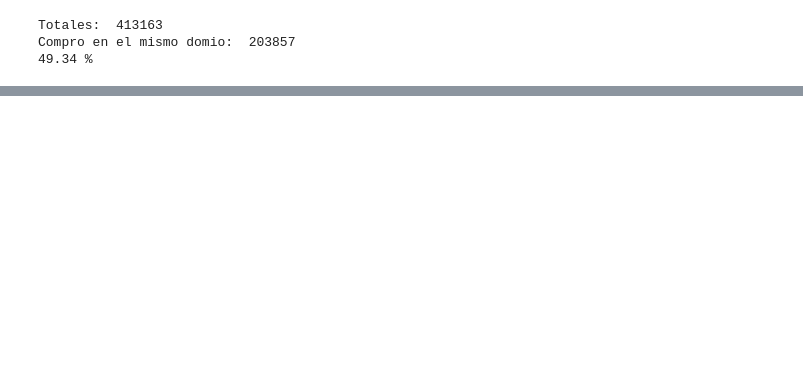
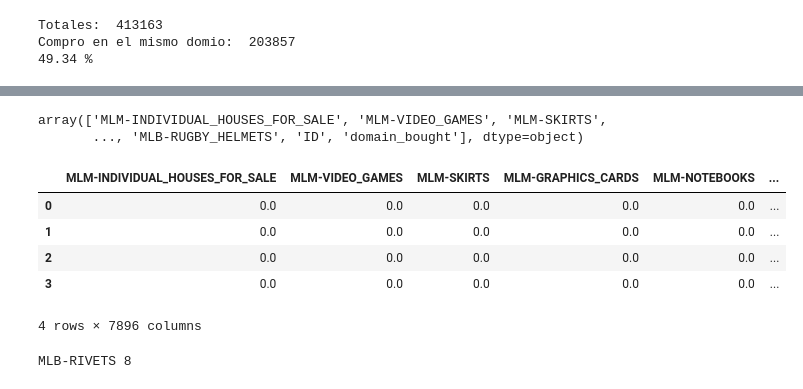
Before and after one commit to naio83/SistemasDeRecomendacion, a Jupyter notebook: challenge_meli/exploratorio.ipynb, the cells around one changed output, grey strips where cells are left out. Drawn from its saved outputs; the diff is of its cells as text; code cells hidden in the pictures; blank space fills up the shorter version.

```diff
--- a/challenge_meli/exploratorio.ipynb
+++ b/challenge_meli/exploratorio.ipynb
@@ -75,4 +73,6 @@ print(len(all_items))
 # %%
 domains = {x['domain_id']:x for x in item_data}
 categories = {x['category_id']:x for x in item_data}
+all_domains = list(domains.keys())
+all_categories = list(categories.keys())
 # %%
@@ -161,0 +437,29 @@ Compro en el mismo domio:  203857
+# %%
+all_domains.append("ID")
+all_domains.append("domain_bought")
+# %%
+#Generos todos los id de Dominios
+domains_array = np.array(all_domains)
+domains_array
+# %% [output]
+array(['MLM-INDIVIDUAL_HOUSES_FOR_SALE', 'MLM-VIDEO_GAMES', 'MLM-SKIRTS',
+       ..., 'MLB-RUGBY_HELMETS', 'ID', 'domain_bought'], dtype=object)
+# %%
+df_domains = pd.DataFrame(np.zeros((4, len(domains_array))),columns = domains_array)
+#df_domains[['domain_bought']] = df_domains[['domain_bought']].astype(str)
+df_domains = df_domains.astype(str)
+df_domains
+# %% [output]
+|  | MLM-INDIVIDUAL_HOUSES_FOR_SALE | MLM-VIDEO_GAMES | MLM-SKIRTS | MLM-GRAPHICS_CARDS | MLM-NOTEBOOKS | ... |
+| 0 | 0.0 | 0.0 | 0.0 | 0.0 | 0.0 | ... |
+| 1 | 0.0 | 0.0 | 0.0 | 0.0 | 0.0 | ... |
+| 2 | 0.0 | 0.0 | 0.0 | 0.0 | 0.0 | ... |
+| 3 | 0.0 | 0.0 | 0.0 | 0.0 | 0.0 | ... |
+4 rows × 7896 columns
+# %%
+dominios_visitados(rows_train[1]).most_common()
+first_domain = dominios_visitados(rows_train[1]).most_common()[0][0]
+first_count = dominios_visitados(rows_train[1]).most_common()[0][1]
+print(first_domain,first_count)
+# %% [output]
+MLB-RIVETS 8
```
Also changed, not shown: parts of 47 cells of this notebook, 25 other files.
